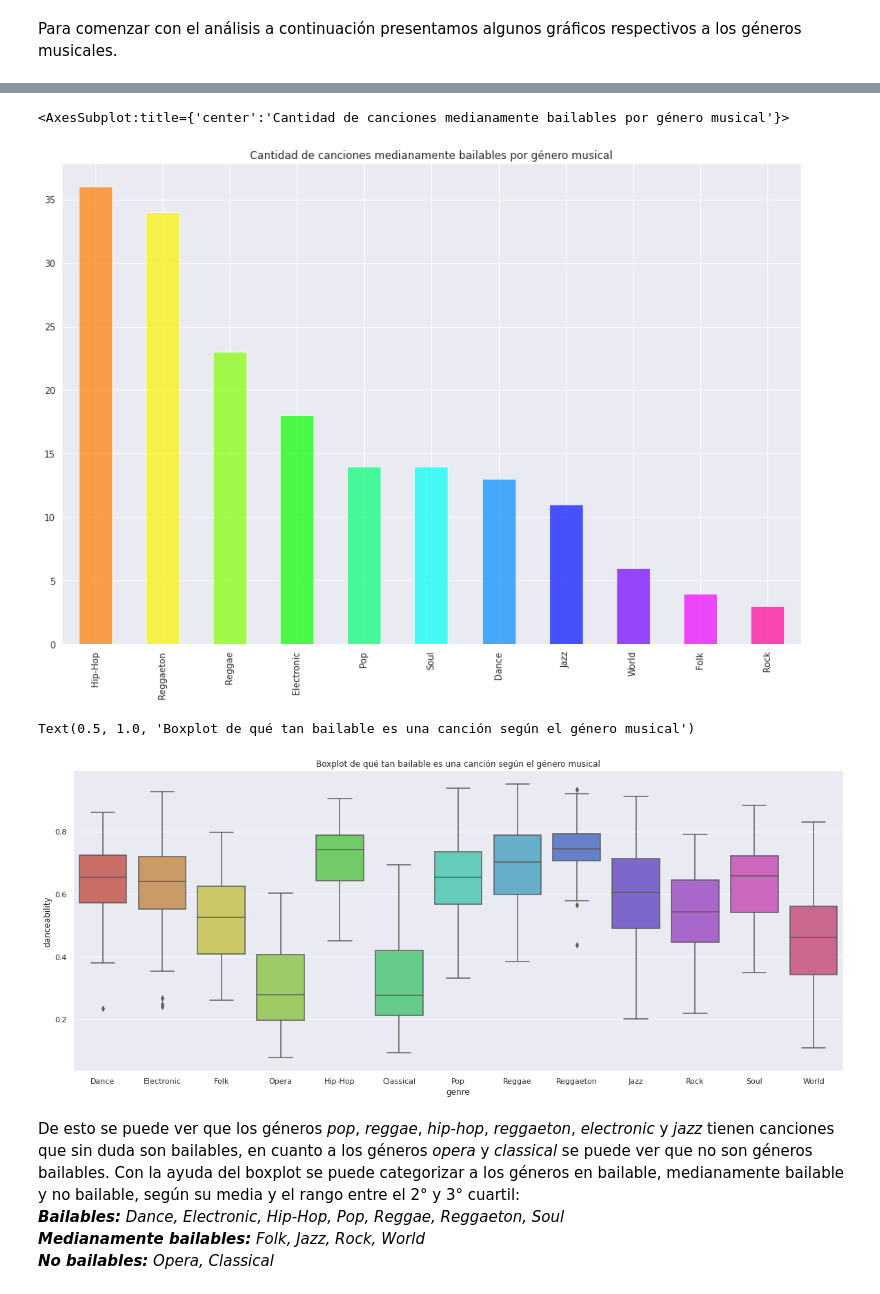
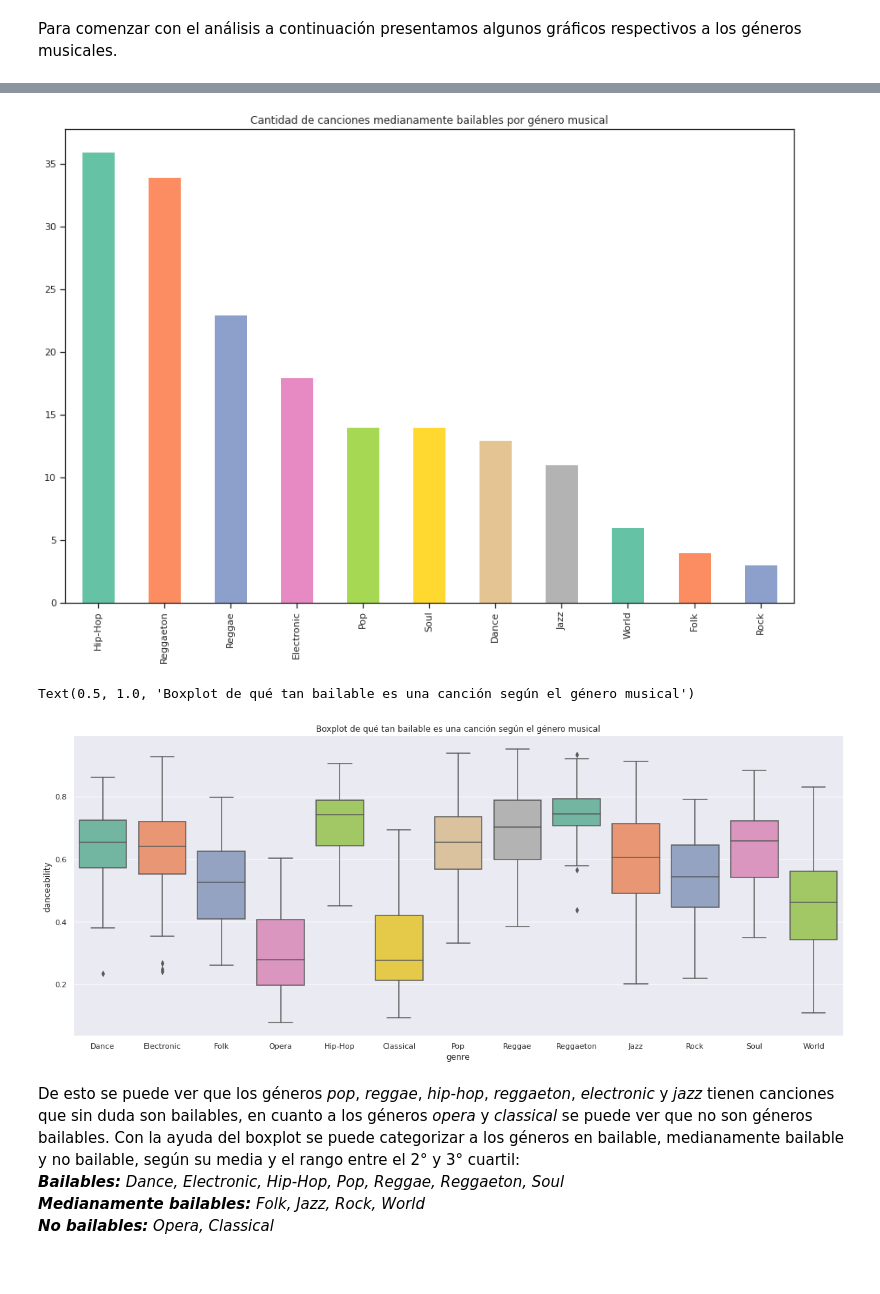
Before and after one commit to 1gnacio/orgadatos-kaggle-tp1, a Jupyter notebook: notebook707f668b56.ipynb, the cells around one changed output, grey strips where cells are left out. Cells and saved outputs as stored; diff of their text form; code cells hidden in the pictures.

```diff
--- a/notebook707f668b56.ipynb
+++ b/notebook707f668b56.ipynb
@@ -726,16 +727,16 @@ bailables['genre'].value_counts().plot.bar(alpha=0.7, figsize=(15, 10), color=co
 # %%
-bailables = data_spotify[data_spotify['danceability'] >= 0.75][data_spotify['danceability'] < 0.9]
-colors=sns.color_palette("hsv", 11)
-bailables['genre'].value_counts().plot.bar(alpha=0.7, figsize=(15, 10), color=colors, title='Cantidad de canciones medianamente bailables por género musical')
+bailables = data_spotify[((data_spotify['danceability'] >= 0.75) & (data_spotify['danceability'] < 0.9))]
+colors=sns.color_palette("Set2", 11)
+bailables['genre'].value_counts().plot.bar(figsize=(15, 10), color=colors, title='Cantidad de canciones medianamente bailables por género musical')
+plt.show()
 # %% [output]
-<AxesSubplot:title={'center':'Cantidad de canciones medianamente bailables por género musical'}>
-[figure, old version]
+[figure, new version]
 # %%
 sns.set(rc = {'figure.figsize':(20,8)})
-sns.boxplot(x='genre', y= 'danceability', data=data_spotify, palette=sns.color_palette("hls", 13)).set_title('Boxplot de qué tan bailable es una canción según el género musical')
+sns.boxplot(x='genre', y= 'danceability', data=data_spotify, palette=sns.color_palette("Set2", 13)).set_title('Boxplot de qué tan bailable es una canción según el género musical')
 # %% [output]
 Text(0.5, 1.0, 'Boxplot de qué tan bailable es una canción según el género musical')
-[figure, old version]
+[figure, new version]
 # %% [markdown]
 De esto se puede ver que los géneros *pop*, *reggae*, *hip-hop*, *reggaeton*, *electronic* y *jazz* tienen canciones que sin duda son bailables, en cuanto a los géneros *opera* y *classical* se puede ver que no son géneros bailables.
 Con la ayuda del boxplot se puede categorizar a los géneros en bailable, medianamente bailable y no bailable, según su media y el rango entre el 2° y 3° cuartil:
```
Also changed, not shown: parts of 61 cells of this notebook.
